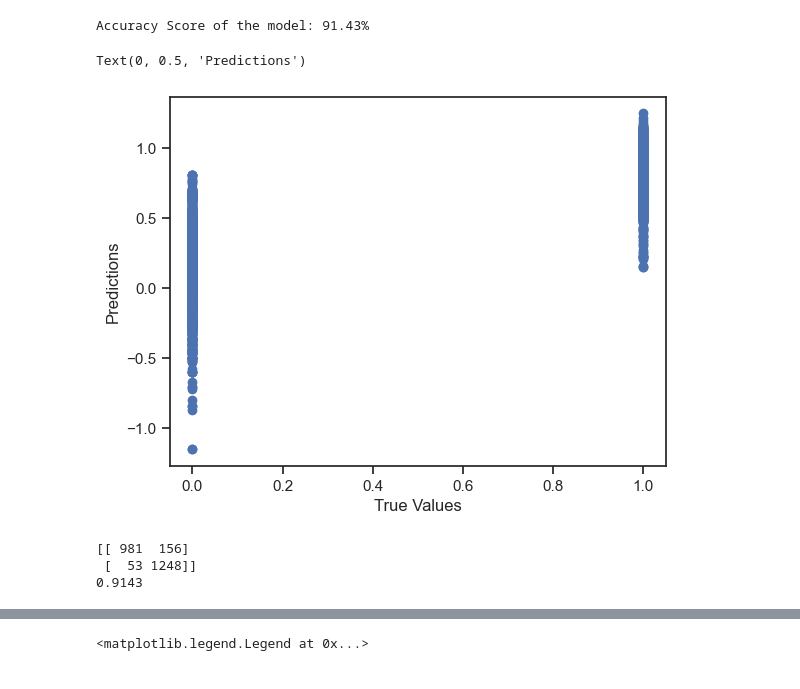
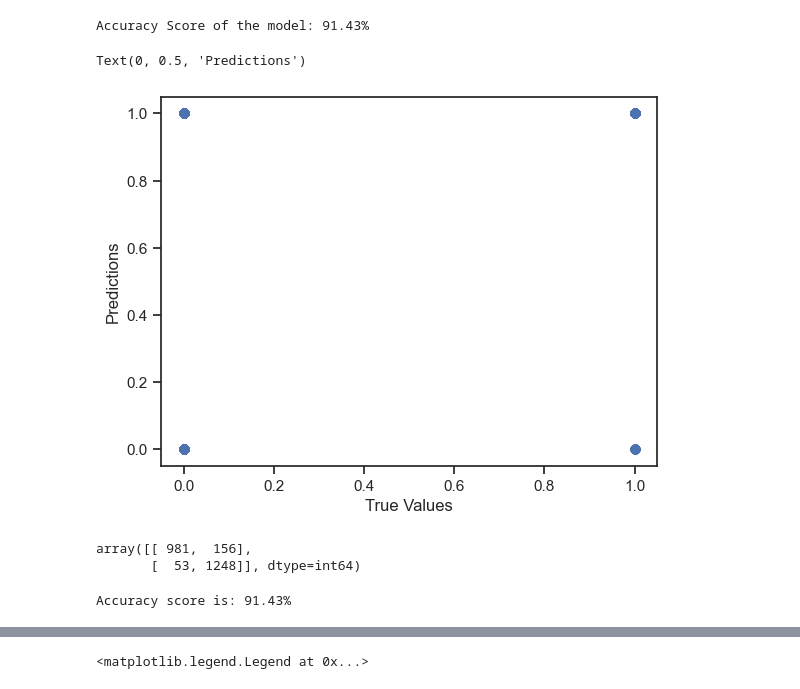
Before and after one commit to alex-rab/spds_WS_2022-23, a Jupyter notebook: Classification/Classification.ipynb, the cells around one changed output, grey strips where cells are left out. Saved outputs shown, nothing was run; the diff lists cells and outputs as text; code cells hidden in the pictures.

```diff
--- a/Classification/Classification.ipynb
+++ b/Classification/Classification.ipynb
@@ -107,19 +80,21 @@ print ("Accuracy Score of the model: " + str(round(lda.score(X_test, y_test) * 1
 # %% [output]
 Accuracy Score of the model: 91.43%
 # %%
-plt.scatter(y_test, lgr_pred)
+plt.scatter(y_test, lda_pred)
 plt.xlabel("True Values")
 plt.ylabel("Predictions")
 # %% [output]
 Text(0, 0.5, 'Predictions')
-[figure, old version]
+[figure, new version]
 # %%
-lda_cfm = confusion_matrix(y_test, lda_pred)
+lda_cfm = confusion_matrix(y_test, lda_pred, labels=lda.classes_)
 lda_acc = round(accuracy_score(y_test, lda_pred), 4)
 
-print(lda_cfm)
-print(lda_acc)
+lda_cfm
 # %% [output]
-[[ 981  156]
- [  53 1248]]
-0.9143
+array([[ 981,  156],
+       [  53, 1248]], dtype=int64)
+# %%
+print("Accuracy score is: " + str(round(lda_acc * 100, 2)) + "%")
+# %% [output]
+Accuracy score is: 91.43%
```
Also changed, not shown: parts of 4 cells of this notebook.
